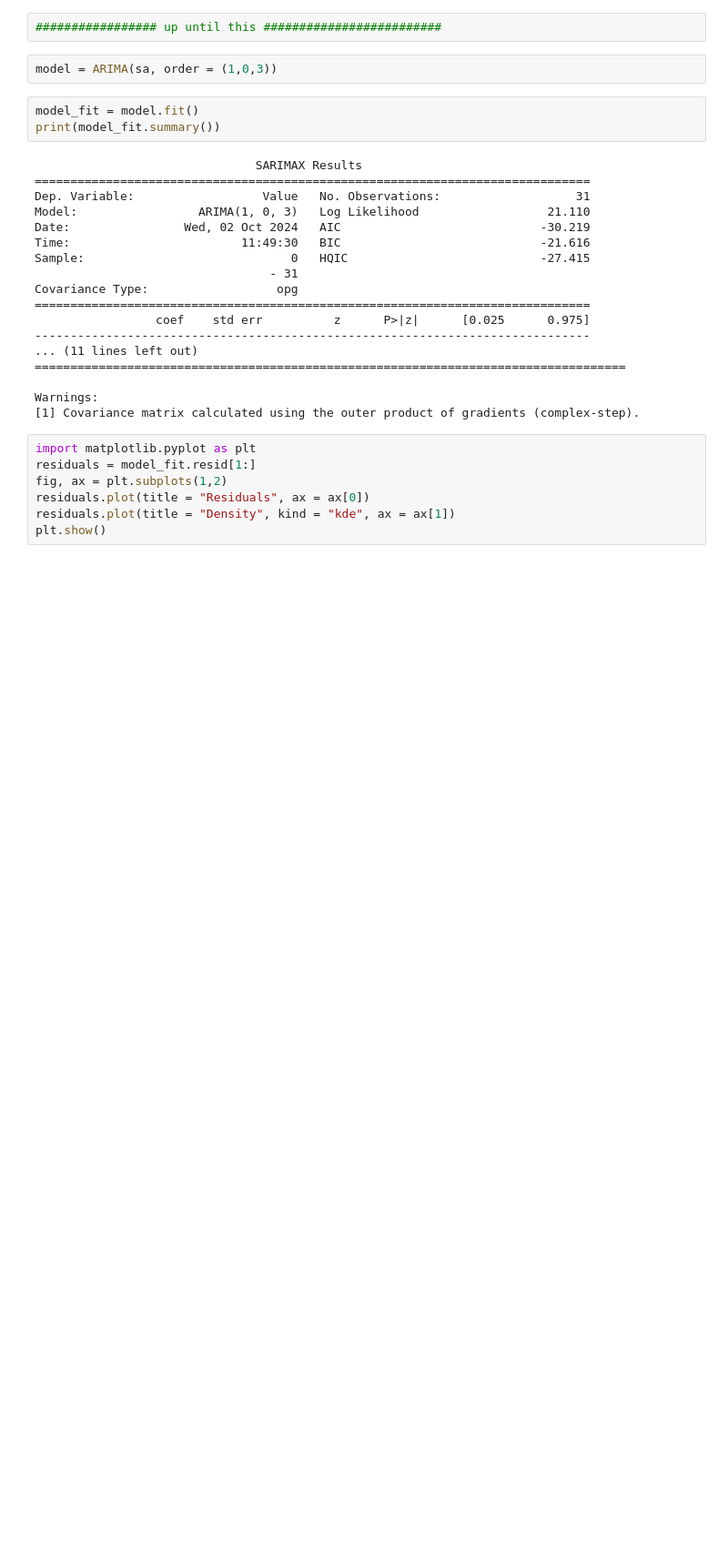
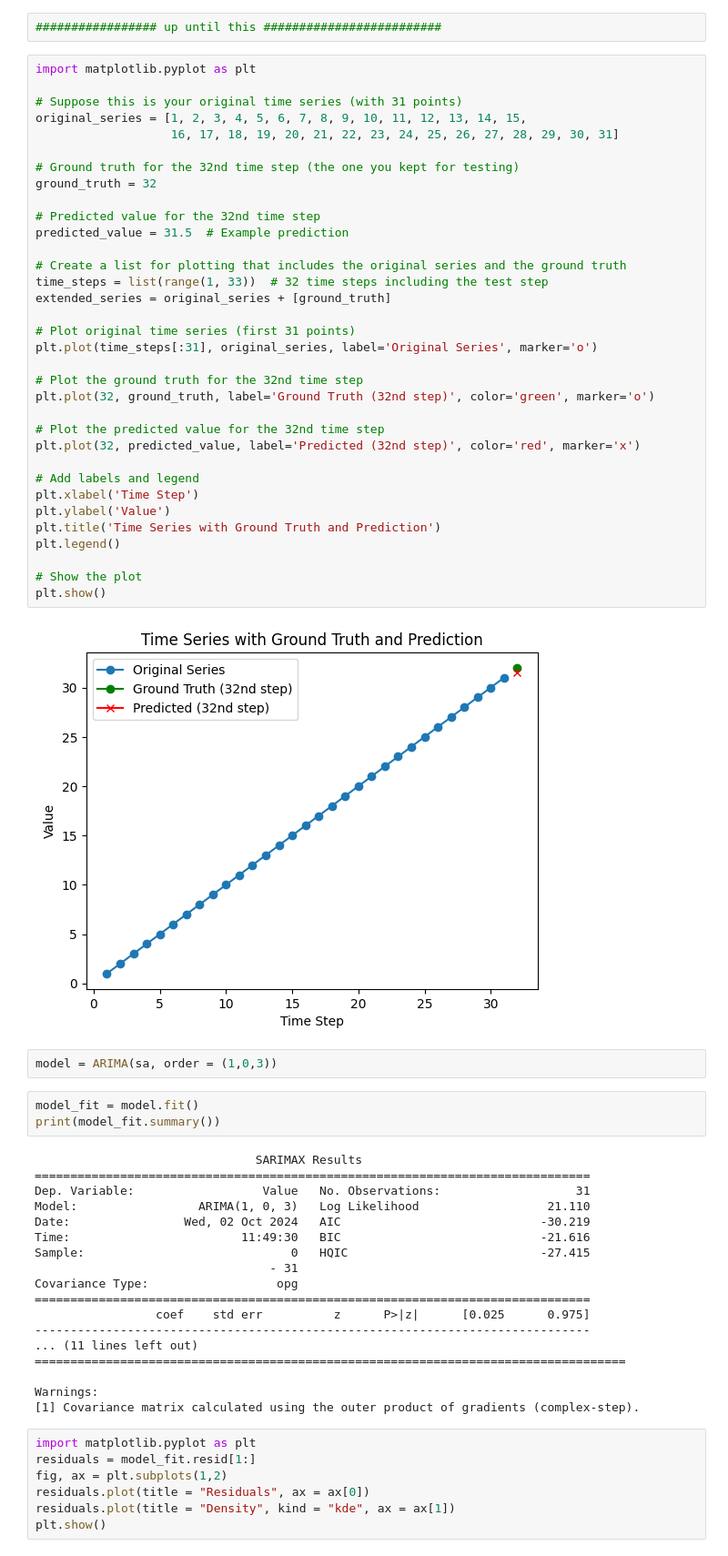
Before and after one commit to TaufiqIslamProtick/pesticide-data-analysis, a Jupyter notebook: source.ipynb, the cells around one changed output. Shown at 91% size. Drawn from its saved outputs; the diff is of its cells as text; blank space fills up the shorter version.

Commit message:
code for adding the ground truth and predicted value of the test time step along with the training time series has been added

```diff
--- a/source.ipynb
+++ b/source.ipynb
@@ -243,6 +243,42 @@ dtype: float64
 dtype: float64
 # %%
 ################# up until this #########################
+# %%
+import matplotlib.pyplot as plt
+
+# Suppose this is your original time series (with 31 points)
+original_series = [1, 2, 3, 4, 5, 6, 7, 8, 9, 10, 11, 12, 13, 14, 15,
+                   16, 17, 18, 19, 20, 21, 22, 23, 24, 25, 26, 27, 28, 29, 30, 31]
+
+# Ground truth for the 32nd time step (the one you kept for testing)
+ground_truth = 32
+
+# Predicted value for the 32nd time step
+predicted_value = 31.5  # Example prediction
+
+# Create a list for plotting that includes the original series and the ground truth
+time_steps = list(range(1, 33))  # 32 time steps including the test step
+extended_series = original_series + [ground_truth]
+
+# Plot original time series (first 31 points)
+plt.plot(time_steps[:31], original_series, label='Original Series', marker='o')
+
+# Plot the ground truth for the 32nd time step
+plt.plot(32, ground_truth, label='Ground Truth (32nd step)', color='green', marker='o')
+
+# Plot the predicted value for the 32nd time step
+plt.plot(32, predicted_value, label='Predicted (32nd step)', color='red', marker='x')
+
+# Add labels and legend
+plt.xlabel('Time Step')
+plt.ylabel('Value')
+plt.title('Time Series with Ground Truth and Prediction')
+plt.legend()
+
+# Show the plot
+plt.show()
+# %% [output]
+[figure, added]
 # %%
 model = ARIMA(sa, order = (1,0,3))
 # %%
```
Also changed, not shown: parts of 1 cell of this notebook.
